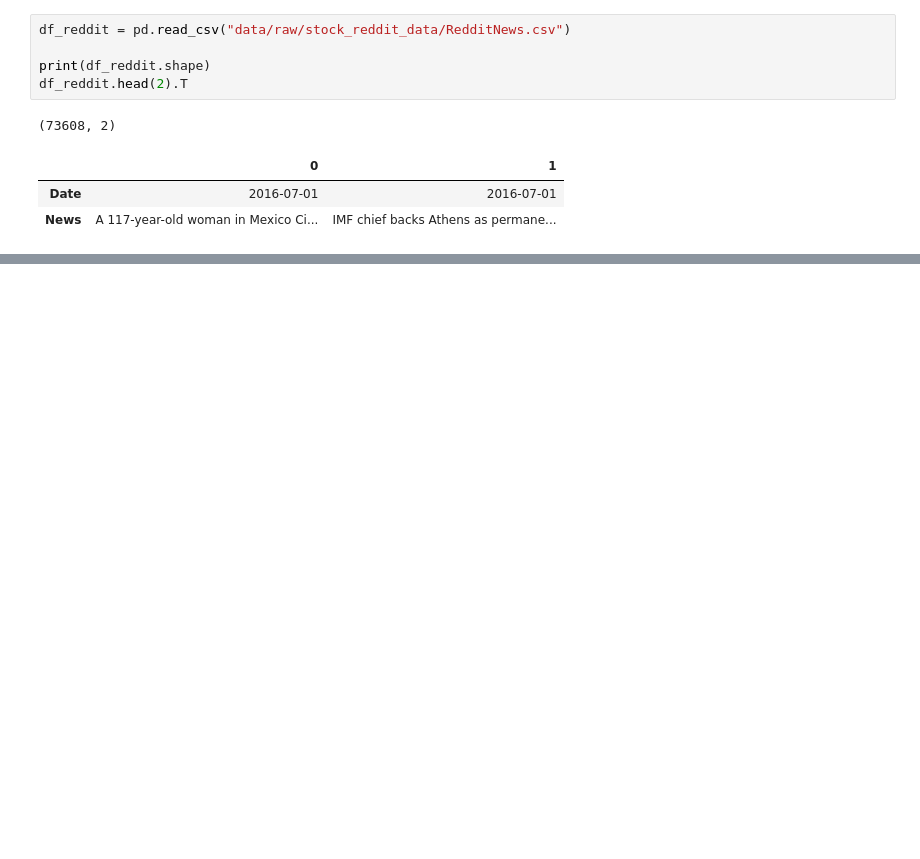
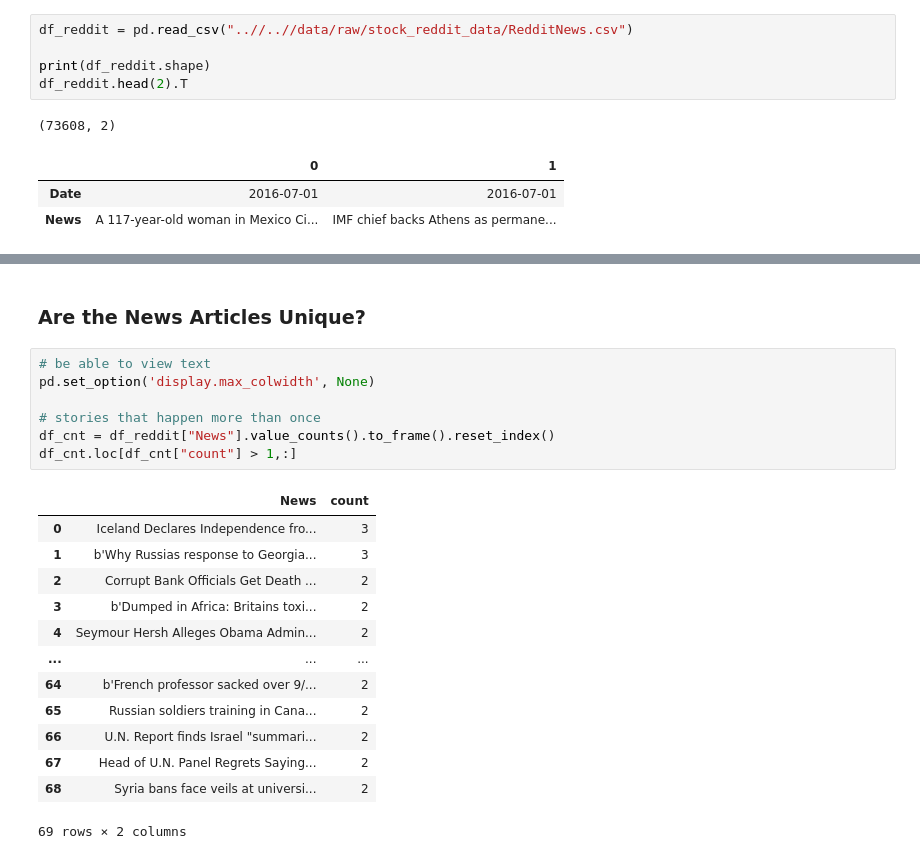
Before and after one commit to UVA-MLSys/DS5110_Fall_2024, a Jupyter notebook: Team 4/experiments/notebooks/explore_data.ipynb, the cells around one changed output, grey strips where cells are left out. Saved outputs shown, nothing was run; the diff lists cells and outputs as text; blank space fills up the shorter version.

```diff
--- a/Team 4/experiments/notebooks/explore_data.ipynb
+++ b/Team 4/experiments/notebooks/explore_data.ipynb
@@ -39,7 +53,7 @@ df_combined.head(2).T
 | Top24 | b'Visitors Suffering from Mental ... | b'Russia is so much better at war' |
 | Top25 | b"No Help for Mexico's Kidnapping... | b"So this is what it's come to: t... |
 # %%
-df_reddit = pd.read_csv("data/raw/stock_reddit_data/RedditNews.csv")
+df_reddit = pd.read_csv("..//..//data/raw/stock_reddit_data/RedditNews.csv")
 
 print(df_reddit.shape)
 df_reddit.head(2).T
@@ -76,0 +92,23 @@ dtype: object
+# %% [markdown]
+### Are the News Articles Unique?
+# %%
+# be able to view text
+pd.set_option('display.max_colwidth', None)
+
+# stories that happen more than once
+df_cnt = df_reddit["News"].value_counts().to_frame().reset_index()
+df_cnt.loc[df_cnt["count"] > 1,:]
+# %% [output]
+|  | News | count |
+| 0 | Iceland Declares Independence fro... | 3 |
+| 1 | b'Why Russias response to Georgia... | 3 |
+| 2 | Corrupt Bank Officials Get Death ... | 2 |
+| 3 | b'Dumped in Africa: Britains toxi... | 2 |
+| 4 | Seymour Hersh Alleges Obama Admin... | 2 |
+| ... | ... | ... |
+| 64 | b'French professor sacked over 9/... | 2 |
+| 65 | Russian soldiers training in Cana... | 2 |
+| 66 | U.N. Report finds Israel "summari... | 2 |
+| 67 | Head of U.N. Panel Regrets Saying... | 2 |
+| 68 | Syria bans face veils at universi... | 2 |
+69 rows × 2 columns
```
Also changed, not shown: parts of 11 cells of this notebook, 4 other files.
